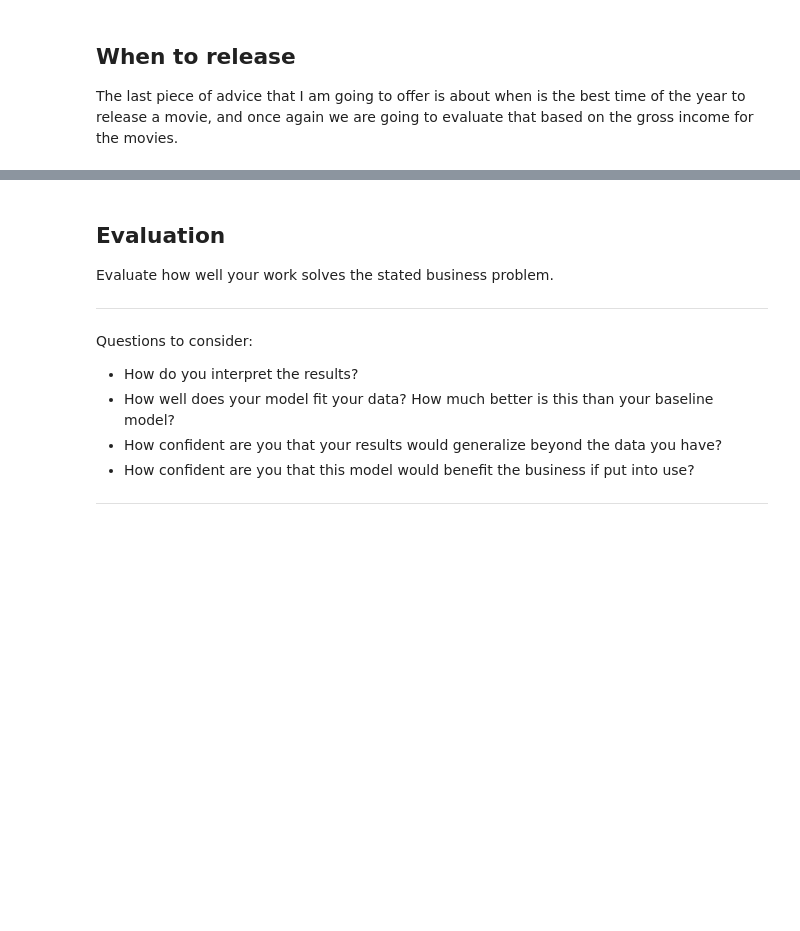
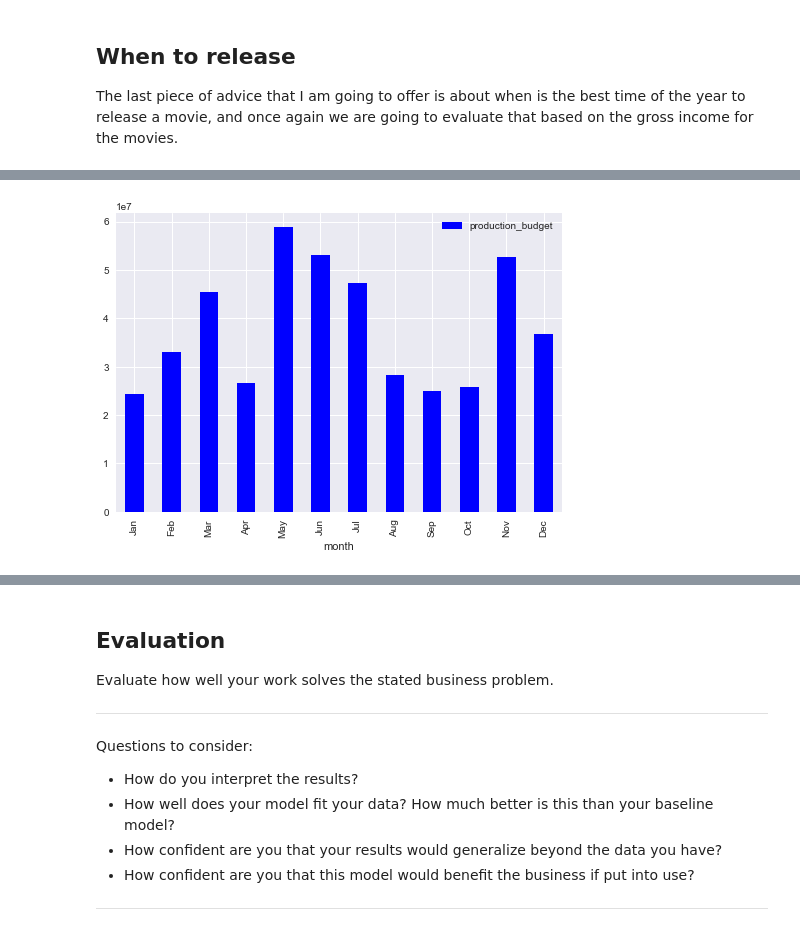
Before and after one commit to MNLKuzmin/dsc-project-genrestudy, a Jupyter notebook: A Genre Study first draft-skimmed down version.ipynb, the cells around one changed output, grey strips where cells are left out. Cells and saved outputs as stored; diff of their text form; code cells hidden in the pictures; blank space fills up the shorter version.

```diff
--- a/A Genre Study first draft-skimmed down version.ipynb
+++ b/A Genre Study first draft-skimmed down version.ipynb
@@ -648,0 +702,4 @@ The last piece of advice that I am going to offer is about when is the best time
+# %%
+release_df.plot.bar(x='month',y='production_budget',color='blue');
+# %% [output]
+[figure, added]
```
Also changed, not shown: parts of 13 cells of this notebook.
